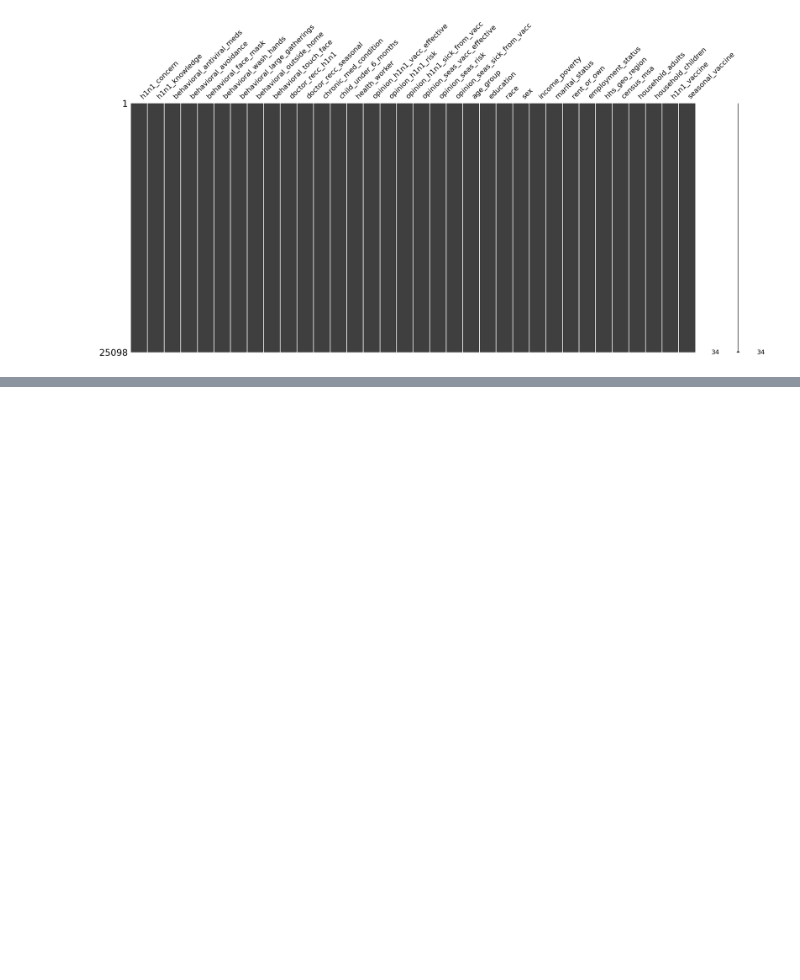
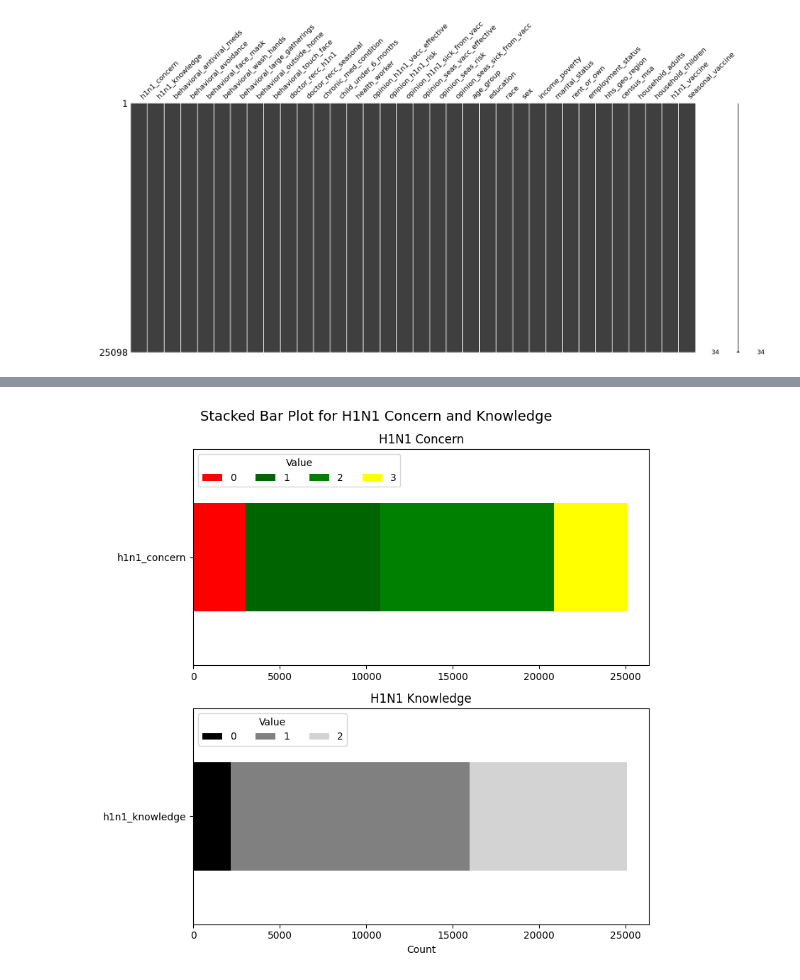
Before and after one commit to dguevaraapaza/H1N1-Seasonal-Flu-Vaccine, a Jupyter notebook: 1-Data-wrangling.ipynb, the cells around one changed output, grey strips where cells are left out. Cells and saved outputs as stored; diff of their text form; code cells hidden in the pictures; blank space fills up the shorter version.

```diff
--- a/H1N1_and_seasonal_flu_vaccines.ipynb
+++ b/1-Data-wrangling.ipynb
@@ -699,0 +278,45 @@ plt.show()
+# %%
+# h1n1_concern	h1n1_knowledge
+
+# Count values for each column
+concern_counts = vac['h1n1_concern'].value_counts().sort_index()
+knowledge_counts = vac['h1n1_knowledge'].value_counts().sort_index()
+
+# Combine the counts into a single DataFrame for stacking
+stacked_data = pd.DataFrame({
+    'h1n1_concern': concern_counts,
+    'h1n1_knowledge': knowledge_counts
+}).T.reset_index(names='Variable')
+
+melted_df = stacked_data.melt(id_vars=['Variable'], var_name='Value', value_name='Count')
+melted_df.Value = melted_df.Value.astype(int)
+
+# Create subplots
+fig, (ax1, ax2) = plt.subplots(2, 1, figsize=(8, 8))  # Vertical plots
+fig.suptitle('Stacked Bar Plot for H1N1 Concern and Knowledge', fontsize=14)
+
+# Plot for H1N1 Concern
+concern_data = melted_df[melted_df['Variable'] == 'h1n1_concern']
+concern_pivot = concern_data.pivot_table(index='Variable', columns='Value', values='Count', aggfunc='sum')
+concern_pivot.plot(kind='barh', stacked=True, ax=ax1, color=['red', 'darkgreen', 'green', 'yellow'])
+
+ax1.set_title('H1N1 Concern')
+ax1.set_xlabel('')
+ax1.set_ylabel('')
+ax1.legend(title='Value', loc='upper left', ncols = 4)
+
+# Plot for H1N1 Knowledge
+knowledge_data = melted_df[melted_df['Variable'] == 'h1n1_knowledge']
+knowledge_pivot = knowledge_data.pivot_table(index='Variable', columns='Value', values='Count', aggfunc='sum')
+knowledge_pivot.plot(kind='barh', stacked=True, ax=ax2, color=['black', 'grey', 'lightgrey'])
+
+ax2.set_title('H1N1 Knowledge')
+ax2.set_xlabel('Count')
+ax2.set_ylabel('')
+ax2.legend(title='Value', labels=['0', '1', '2'], loc='upper left', ncols = 4)
+
+# Adjust layout
+plt.tight_layout()
+plt.show()
+# %% [output]
+[figure, added]
```
Also changed, not shown: parts of 146 cells of this notebook, 2 other files.
